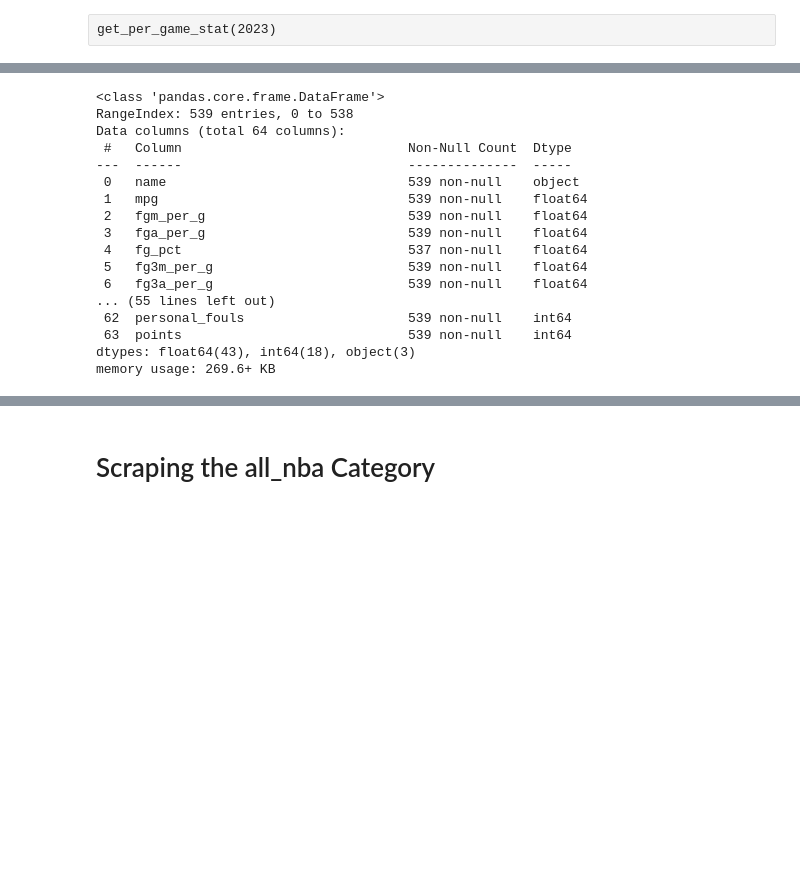
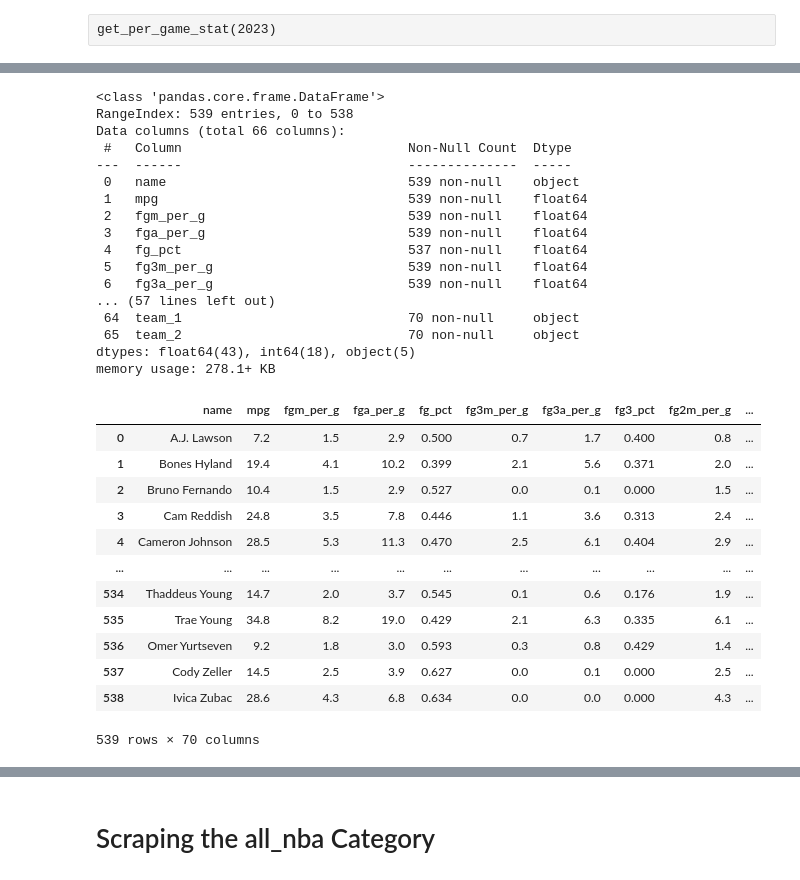
Before and after one commit to ewint814/All_NBA_Prediction, a Jupyter notebook: 01_Functions_EDA.ipynb, the cells around one changed output, grey strips where cells are left out. Cells and saved outputs as stored; diff of their text form; code cells hidden in the pictures; blank space fills up the shorter version.

```diff
--- a/01_Functions_EDA.ipynb
+++ b/01_Functions_EDA.ipynb
@@ -160,10 +160,13 @@ def combine_traded_player_total_stats(df):
 
     #combine the stats from the duplicate players
     combo_stats = multi_df.groupby('name')[['games_played', 'games_started', 'minutes_played', 'made_field_goals', 'attempted_field_goals', 'made_three_point_field_goals', 'attempted_three_point_field_goals', 'made_free_throws', 'attempted_free_throws', 'offensive_rebounds', 'defensive_rebounds', 'assists', 'steals', 'blocks', 'turnovers', 'personal_fouls', 'points']].sum().reset_index()
-    #combine the teams with a ',' in between
-    combo_teams = multi_df.groupby('name')['team'].apply(lambda x: ', '.join(x.dropna().astype(str))).reset_index()
-    #merge the dataframes
-    combo_df = pd.merge(combo_stats, combo_teams, on='name')
+    team_names = multi_df.groupby('name')['team'].apply(list).reset_index()
+    team_names['team_1'] = team_names['team'].apply(lambda x: x[0])
+    team_names['team_2'] = team_names['team'].apply(lambda x: x[1] if len(x) > 1 else None)
+    team_names = team_names.drop(columns='team')
+
+    # Merge the combined stats with team names
+    combo_df = pd.merge(combo_stats, team_names, on='name')
     #only take the first position since it should be the same
     combo_positions = multi_df.groupby('name')['positions'].first().reset_index()
     #combine the dataframes
@@ -201,7 +204,17 @@ def clean_total_stats(df):
     """
     #make the positions and team columns title case
     df['team'] = df['team'].str.title()
+    df['team_1'] = df['team_1'].str.title()
+    df['team_2'] = df['team_2'].str.title()
     df['positions'] = df['positions'].str.title()
+
+    #Deal with 76Ers and correcting it to 76ers
+    sixers = {
+        'Philadelphia 76Ers':'Philadelphia 76ers'
+    }
+    df['team'] = df['team'].replace(sixers)
+    df['team_1'] = df['team_1'].replace(sixers)
+    df['team_2'] = df['team_2'].replace(sixers)
     return df
 # %%
 #clean the dataframe
@@ -506,7 +582,7 @@ df.info()
 # %% [output]
 <class 'pandas.core.frame.DataFrame'>
 RangeIndex: 539 entries, 0 to 538
-Data columns (total 64 columns):
+Data columns (total 66 columns):
  #   Column                             Non-Null Count  Dtype
 ---  ------                             --------------  -----
  0   name                               539 non-null    object
@@ -516,10 +592,25 @@ Data columns (total 64 columns):
  4   fg_pct                             537 non-null    float64
  5   fg3m_per_g                         539 non-null    float64
  6   fg3a_per_g                         539 non-null    float64
-... (55 lines left out)
- 62  personal_fouls                     539 non-null    int64
- 63  points                             539 non-null    int64
-dtypes: float64(43), int64(18), object(3)
-memory usage: 269.6+ KB
+... (57 lines left out)
+ 64  team_1                             70 non-null     object
+ 65  team_2                             70 non-null     object
+dtypes: float64(43), int64(18), object(5)
+memory usage: 278.1+ KB
 # %%
 df = pd.get_dummies(df, columns=['positions'], dtype = int)
+df
+# %% [output]
+|  | name | mpg | fgm_per_g | fga_per_g | fg_pct | fg3m_per_g | fg3a_per_g | fg3_pct | fg2m_per_g | ... |
+| 0 | A.J. Lawson | 7.2 | 1.5 | 2.9 | 0.500 | 0.7 | 1.7 | 0.400 | 0.8 | ... |
+| 1 | Bones Hyland | 19.4 | 4.1 | 10.2 | 0.399 | 2.1 | 5.6 | 0.371 | 2.0 | ... |
+| 2 | Bruno Fernando | 10.4 | 1.5 | 2.9 | 0.527 | 0.0 | 0.1 | 0.000 | 1.5 | ... |
+| 3 | Cam Reddish | 24.8 | 3.5 | 7.8 | 0.446 | 1.1 | 3.6 | 0.313 | 2.4 | ... |
+| 4 | Cameron Johnson | 28.5 | 5.3 | 11.3 | 0.470 | 2.5 | 6.1 | 0.404 | 2.9 | ... |
+| ... | ... | ... | ... | ... | ... | ... | ... | ... | ... | ... |
+| 534 | Thaddeus Young | 14.7 | 2.0 | 3.7 | 0.545 | 0.1 | 0.6 | 0.176 | 1.9 | ... |
+| 535 | Trae Young | 34.8 | 8.2 | 19.0 | 0.429 | 2.1 | 6.3 | 0.335 | 6.1 | ... |
+| 536 | Omer Yurtseven | 9.2 | 1.8 | 3.0 | 0.593 | 0.3 | 0.8 | 0.429 | 1.4 | ... |
+| 537 | Cody Zeller | 14.5 | 2.5 | 3.9 | 0.627 | 0.0 | 0.1 | 0.000 | 2.5 | ... |
+| 538 | Ivica Zubac | 28.6 | 4.3 | 6.8 | 0.634 | 0.0 | 0.0 | 0.000 | 4.3 | ... |
+539 rows × 70 columns
```
Also changed, not shown: parts of 10 cells of this notebook, 1 other file.
